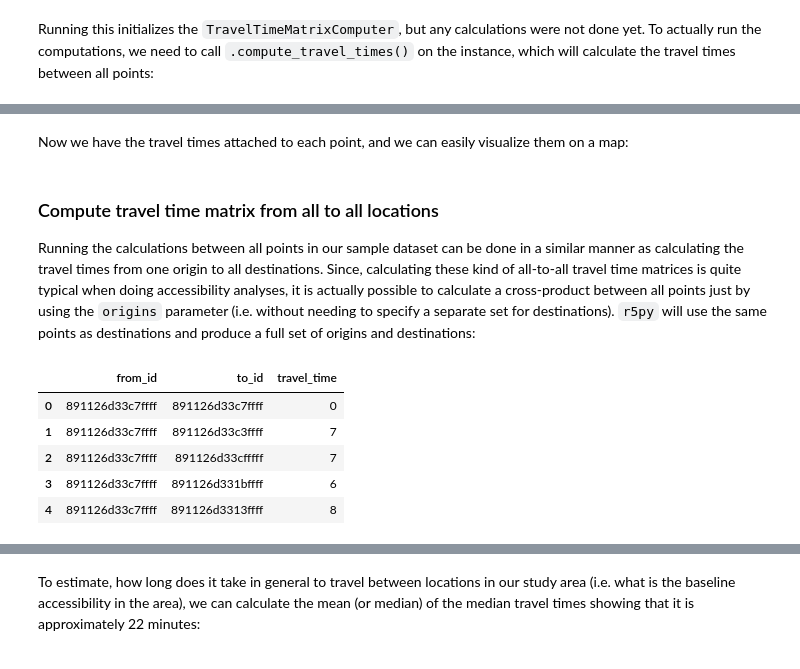
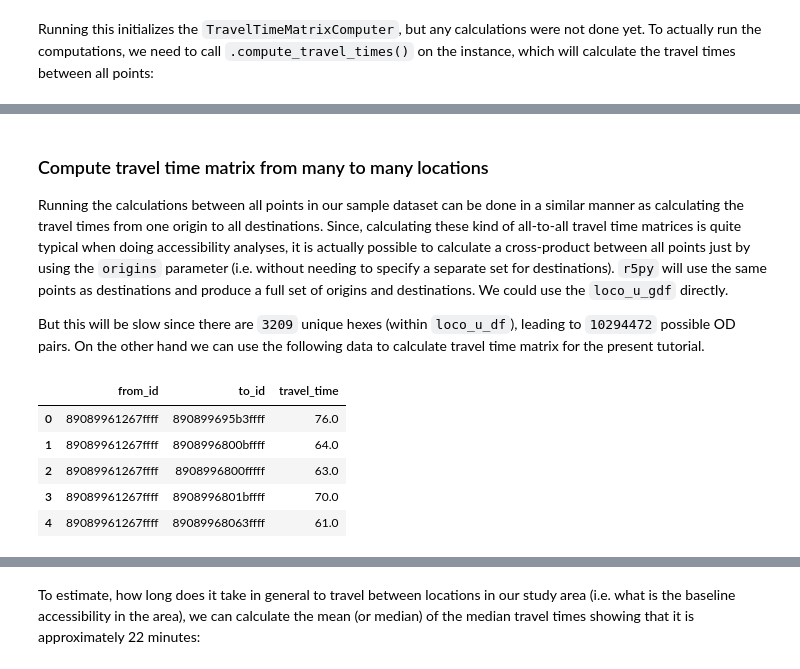
Before and after one commit to AaltoGIS/Mobile-Tartu-2024, a Jupyter notebook: source/notebooks/T2_calculating-travel-time-matrices_and_GHG_factors.ipynb, the cells around one changed output, grey strips where cells are left out. Cells and saved outputs as stored; diff of their text form; code cells hidden in the pictures.

Commit message:
Update Tutorials

```diff
--- a/source/notebooks/T2_calculating-travel-time-matrices_and_GHG_factors.ipynb
+++ b/source/notebooks/T2_calculating-travel-time-matrices_and_GHG_factors.ipynb
@@ -256,2 +204,0 @@ hexagon_Centroid_gdf.to_csv("data/hexagon_Centroid_gdf.csv")
-# %% [markdown]
-Now we have the travel times attached to each point, and we can easily visualize them on a map:
@@ -265,21 +205,33 @@ Now we have the travel times attached to each point, and we can easily visualize
 # %% [markdown]
-### Compute travel time matrix from all to all locations
+### Compute travel time matrix from many to many locations
 
 Running the calculations between all points in our sample dataset can be done in a similar manner as calculating the travel times from one origin to all destinations.
-Since, calculating these kind of all-to-all travel time matrices is quite typical when doing accessibility analyses, it is actually possible to calculate a cross-product between all points just by using the `origins` parameter (i.e. without needing to specify a separate set for destinations). `r5py` will use the same points as destinations and produce a full set of origins and destinations:
+Since, calculating these kind of all-to-all travel time matrices is quite typical when doing accessibility analyses, it is actually possible to calculate a cross-product between all points just by using the `origins` parameter (i.e. without needing to specify a separate set for destinations). `r5py` will use the same points as destinations and produce a full set of origins and destinations. We could use the `loco_u_gdf` directly.
+
+But this will be slow since there are `3209` unique hexes (within `loco_u_df`), leading to `10294472` possible OD pairs. On the other hand we can use the following data to calculate travel time matrix for the present tutorial.
+# %%
+loco_Origin_Hex_LatLon= pd.read_csv(r"data/Locomizer_data/loco_Origin_Hex_LatLon_9Res.csv",index_col=0)#
+loco_Destination_Hex_LatLon = pd.read_csv(r"data/Locomizer_data/loco_Destination_Hex_LatLon_9Res.csv",index_col=0)#.drop_duplicates(inplace=True)
+# %%
+import h3
+loco_Origin = loco_Origin_Hex_LatLon.drop_duplicates(subset=["id"])
+loco_Origin_gdf = gpd.GeoDataFrame(loco_Origin, geometry=loco_Origin.apply(lambda x: Point(x.lon,x.lat),axis=1),crs="epsg:4326")
+loco_Destination = loco_Destination_Hex_LatLon.drop_duplicates(subset=["id"])
+loco_Destination_gdf = gpd.GeoDataFrame(loco_Destination, geometry=loco_Destination.apply(lambda x: Point(x.lon,x.lat),axis=1),crs="epsg:4326")
 # %%
 travel_time_matrix_computer = TravelTimeMatrixComputer(
     transport_network,
-    origins= hexagon_Centroid_gdf,
+    origins = loco_Origin_gdf,
+    destinations= loco_Destination_gdf,
     departure=datetime.datetime(2022,2,22,8,30),
     transport_modes=[TransportMode.TRANSIT, TransportMode.WALK]
 )
 travel_time_matrix_all = travel_time_matrix_computer.compute_travel_times()
 travel_time_matrix_all.head()
 # %% [output]
 |  | from_id | to_id | travel_time |
-| 0 | 891126d33c7ffff | 891126d33c7ffff | 0 |
-| 1 | 891126d33c7ffff | 891126d33c3ffff | 7 |
-| 2 | 891126d33c7ffff | 891126d33cfffff | 7 |
-| 3 | 891126d33c7ffff | 891126d331bffff | 6 |
-| 4 | 891126d33c7ffff | 891126d3313ffff | 8 |
+| 0 | 89089961267ffff | 890899695b3ffff | 76.0 |
+| 1 | 89089961267ffff | 8908996800bffff | 64.0 |
+| 2 | 89089961267ffff | 8908996800fffff | 63.0 |
+| 3 | 89089961267ffff | 8908996801bffff | 70.0 |
+| 4 | 89089961267ffff | 89089968063ffff | 61.0 |
```
Also changed, not shown: parts of 63 cells of this notebook, 3 other files.
